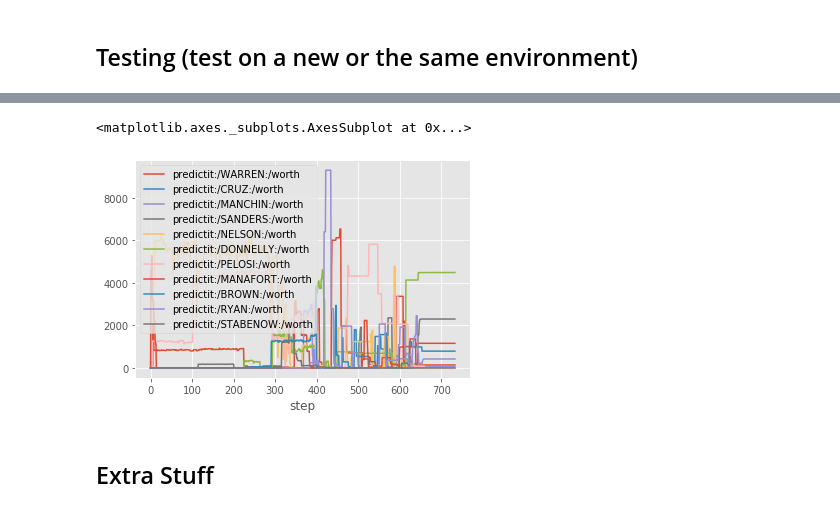
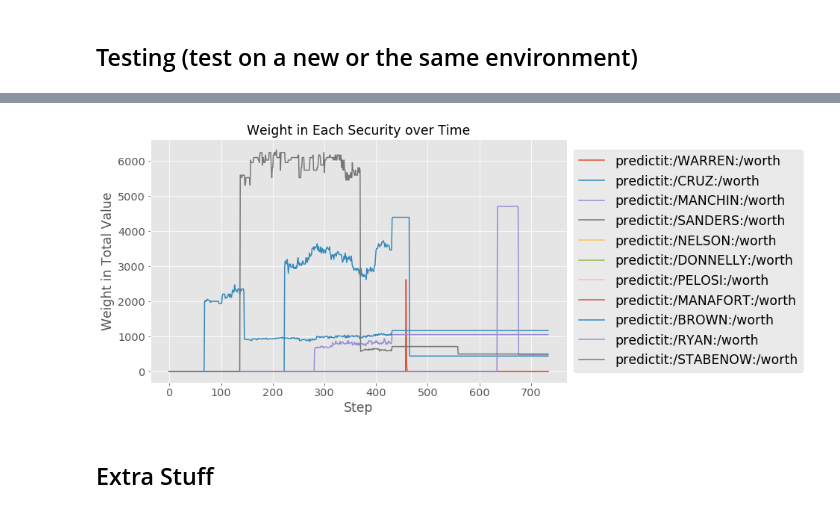
Before and after one commit to jasonfiacco/deeptrader, a Jupyter notebook: examples/predict_it_v2-Ray-attempt-v2.ipynb, the cells around one changed output, grey strips where cells are left out. Saved outputs shown, nothing was run; the diff lists cells and outputs as text; code cells hidden in the pictures.

```diff
--- a/examples/predict_it_v2-Ray-attempt-v2.ipynb
+++ b/examples/predict_it_v2-Ray-attempt-v2.ipynb
@@ -29,17 +45,17 @@ def fetch_data(symbol):
     return df
 # %%
 all_data = pd.concat([
-    fetch_data("WARREN"),
-    fetch_data("CRUZ"),
-    fetch_data("MANCHIN"),
-    fetch_data("SANDERS"),
-    fetch_data("NELSON"),
-    fetch_data("DONNELLY"),
-    fetch_data("PELOSI"),
-    fetch_data("MANAFORT"),
-    fetch_data("BROWN"),
-    fetch_data("RYAN"),
-    fetch_data("STABENOW")
+    fetch_data("WARREN", add_ta=True),
+    fetch_data("CRUZ", add_ta=True),
+    fetch_data("MANCHIN", add_ta=True),
+    fetch_data("SANDERS", add_ta=True),
+    fetch_data("NELSON", add_ta=True),
+    fetch_data("DONNELLY", add_ta=True),
+    fetch_data("PELOSI", add_ta=True),
+    fetch_data("MANAFORT", add_ta=True),
+    fetch_data("BROWN", add_ta=True),
+    fetch_data("RYAN", add_ta=True),
+    fetch_data("STABENOW", add_ta=True)
 ], axis=1)
 all_data.head()
 # %% [output]
@@ -475,0 +502,11 @@ portfolio.performance.net_worth.plot()
+# %%
+#Set all of the formatting parameters
+import matplotlib.pyplot as plt
+import matplotlib.pylab as pylab
+params = {'legend.fontsize': 'xx-large',
+          'axes.labelsize': 'xx-large',
+          'axes.titlesize': 'xx-large',
+          'xtick.labelsize': 'x-large',
+          'ytick.labelsize': 'x-large'
+}
+pylab.rcParams.update(params)
@@ -476,12 +524,19 @@ portfolio.performance.net_worth.plot()
 # %%
-#Plot the total balance in each type of item
+### Plot the total balance in each type of item
+#First get the worth columns
 p = portfolio.performance
 p2 = p.iloc[:, :]
 weights = p2.loc[:, [("/worth" in name) for name in p2.columns]]
-weights.iloc[:, :].plot()
+
+#Now plot
+weights.iloc[:,:].plot(figsize=(10, 6))
+plt.xlabel("Step")
+plt.ylabel("Weight in Total Value")
+plt.title("Weight in Each Security over Time")
+plt.legend(loc='center left', bbox_to_anchor=(1,.5))
+plt.show()
 # %% [output]
-<matplotlib.axes._subplots.AxesSubplot at 0x...>
-[figure, old version]
+[figure, new version]
 # %% [markdown]
 ## Extra Stuff
 # %%
```
Also changed, not shown: parts of 29 cells of this notebook, 2 other files.
